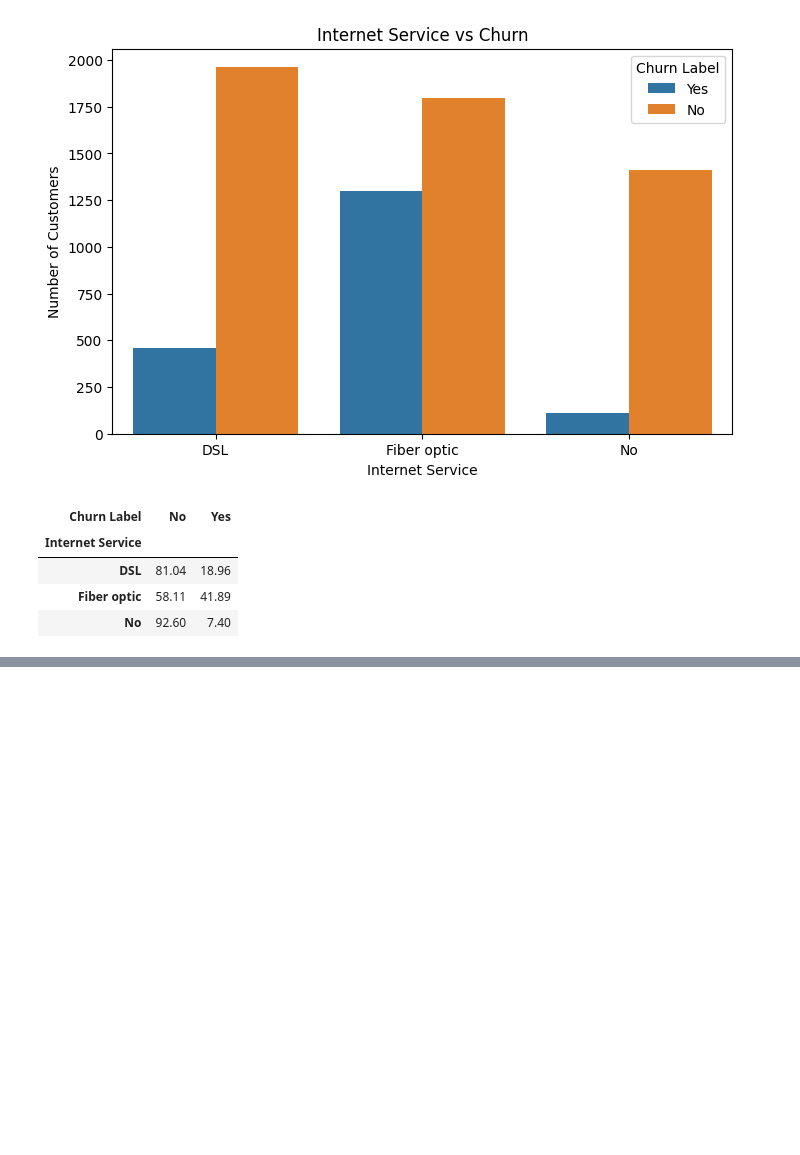
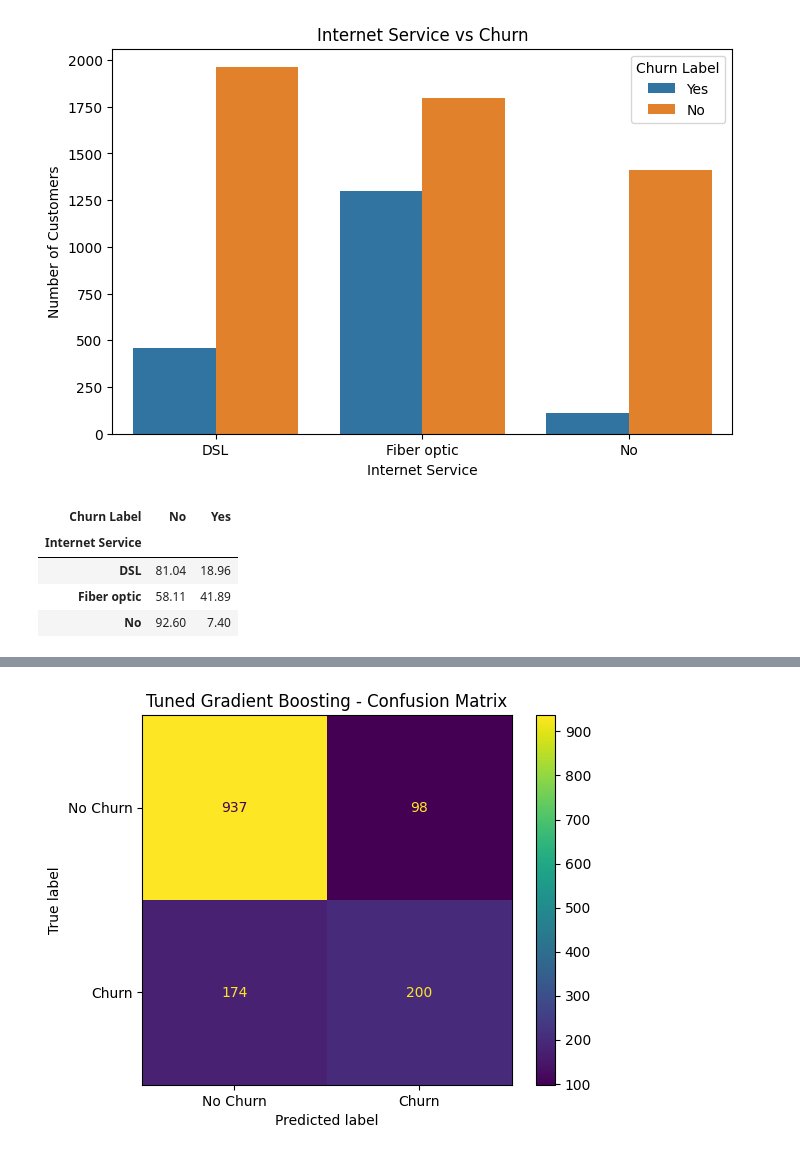
Before and after one commit to Vikasannamareddy/ml-prediction-api, a Jupyter notebook: notebooks/01_eda.ipynb, the cells around one changed output, grey strips where cells are left out. Cells and saved outputs as stored; diff of their text form; code cells hidden in the pictures; blank space fills up the shorter version.

```diff
--- a/notebooks/01_eda.ipynb
+++ b/notebooks/01_eda.ipynb
@@ -456,0 +1206,12 @@ internet_churn.round(2)
+# %%
+from sklearn.model_selection import GridSearchCV
+grid_search = GridSearchCV(
+    estimator=gb_pipeline,
+    param_grid=param_grid,
+    scoring="roc_auc",
+    cv=cv,
+    n_jobs=-1,
+    verbose=1
+)
+# %%
+grid_search.fit(X_train, y_train)
@@ -456,0 +1249,3 @@ internet_churn.round(2)
+# %%
+best_gb_pipeline = grid_search.best_estimator_
+print(best_gb_pipeline)
@@ -456,0 +1292,4 @@ internet_churn.round(2)
+# %%
+best_gb_pred = best_gb_pipeline.predict(X_test)
+
+best_gb_prob = best_gb_pipeline.predict_proba(X_test)[:, 1]
@@ -456,0 +1326,14 @@ internet_churn.round(2)
+# %%
+cm_best = confusion_matrix(y_test, best_gb_pred)
+
+disp = ConfusionMatrixDisplay(
+    confusion_matrix=cm_best,
+    display_labels=["No Churn", "Churn"]
+)
+
+disp.plot()
+
+plt.title("Tuned Gradient Boosting - Confusion Matrix")
+plt.show()
+# %% [output]
+[figure, added]
```
Also changed, not shown: parts of 77 cells of this notebook, 2 other files.
